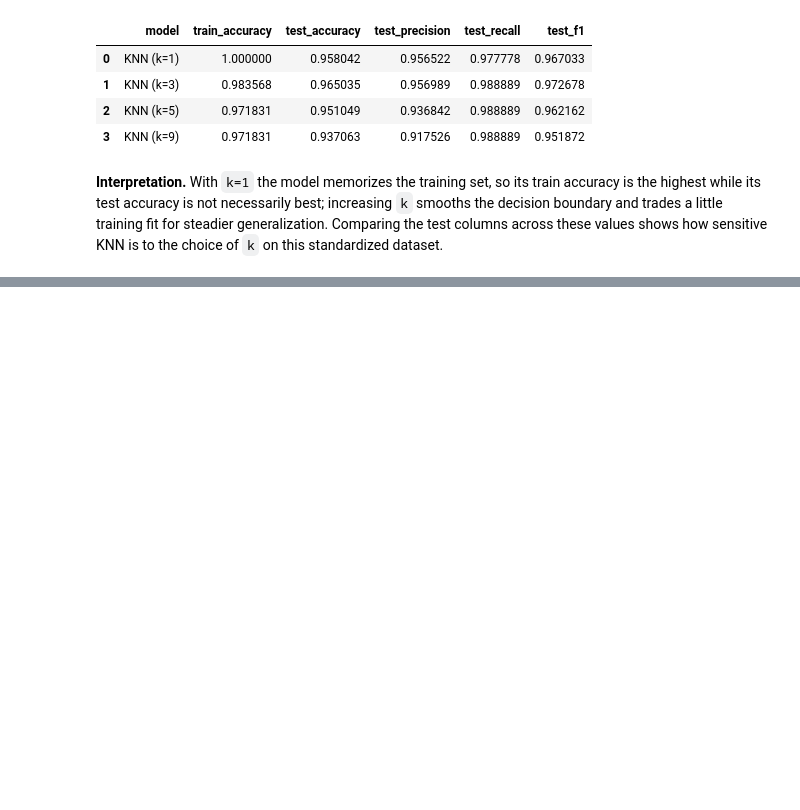
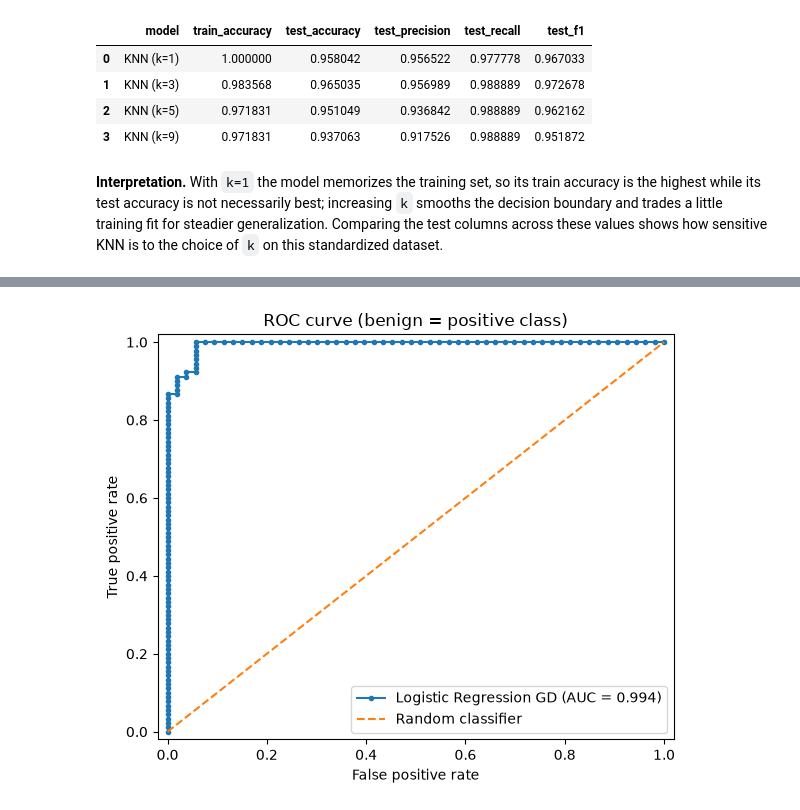
Before and after one commit to yr25rice6/cmor438-ml-project, a Jupyter notebook: notebooks/01_breast_cancer_classification_workflow.ipynb, the cells around one changed output, grey strips where cells are left out. Saved outputs shown, nothing was run; the diff lists cells and outputs as text; code cells hidden in the pictures; blank space fills up the shorter version.

```diff
--- a/notebooks/01_breast_cancer_classification_workflow.ipynb
+++ b/notebooks/01_breast_cancer_classification_workflow.ipynb
@@ -471,0 +496,15 @@ shows how sensitive KNN is to the choice of `k` on this standardized dataset.
+# %%
+# predict_proba returns the probability of the positive class (label 1 = benign),
+# which is exactly the continuous score the ROC sweep ranks samples by.
+logistic_probabilities = logreg.predict_proba(X_test_scaled)
+
+fpr, tpr, thresholds = roc_curve_binary(
+    y_test, logistic_probabilities, positive_label=1
+)
+logistic_auc = auc_score(fpr, tpr)
+
+print(f"Logistic Regression GD ROC AUC: {logistic_auc:.4f}")
+
+# A small view of the ROC points; the threshold sweeps from high to low.
+roc_points = pd.DataFrame({"fpr": fpr, "tpr": tpr, "thresholds": thresholds})
+roc_points.head(10)
@@ -471,0 +524,20 @@ shows how sensitive KNN is to the choice of `k` on this standardized dataset.
+# %%
+fig, ax = plt.subplots(figsize=(6, 5))
+ax.plot(
+    fpr,
+    tpr,
+    marker=".",
+    label=f"Logistic Regression GD (AUC = {logistic_auc:.3f})",
+)
+# Diagonal reference line for a no-skill classifier (let matplotlib pick colors).
+ax.plot([0, 1], [0, 1], linestyle="--", label="Random classifier")
+ax.set_xlabel("False positive rate")
+ax.set_ylabel("True positive rate")
+ax.set_title("ROC curve (benign = positive class)")
+ax.set_xlim(-0.02, 1.02)
+ax.set_ylim(-0.02, 1.02)
+ax.legend(loc="lower right")
+plt.tight_layout()
+plt.show()
+# %% [output]
+[figure, added]
```
Also changed, not shown: parts of 5 cells of this notebook, 2 other files.
